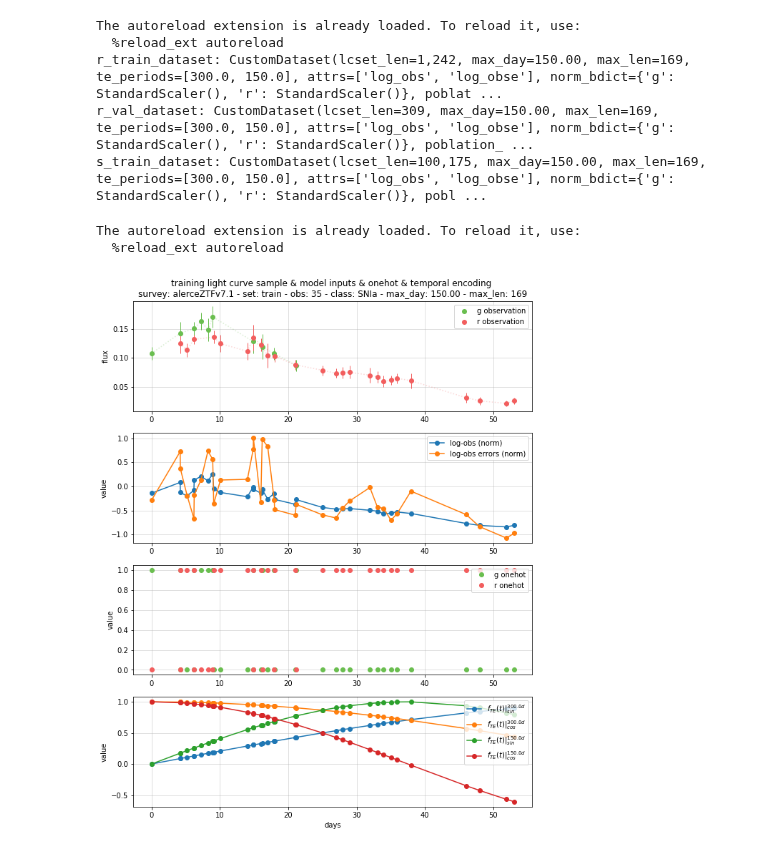
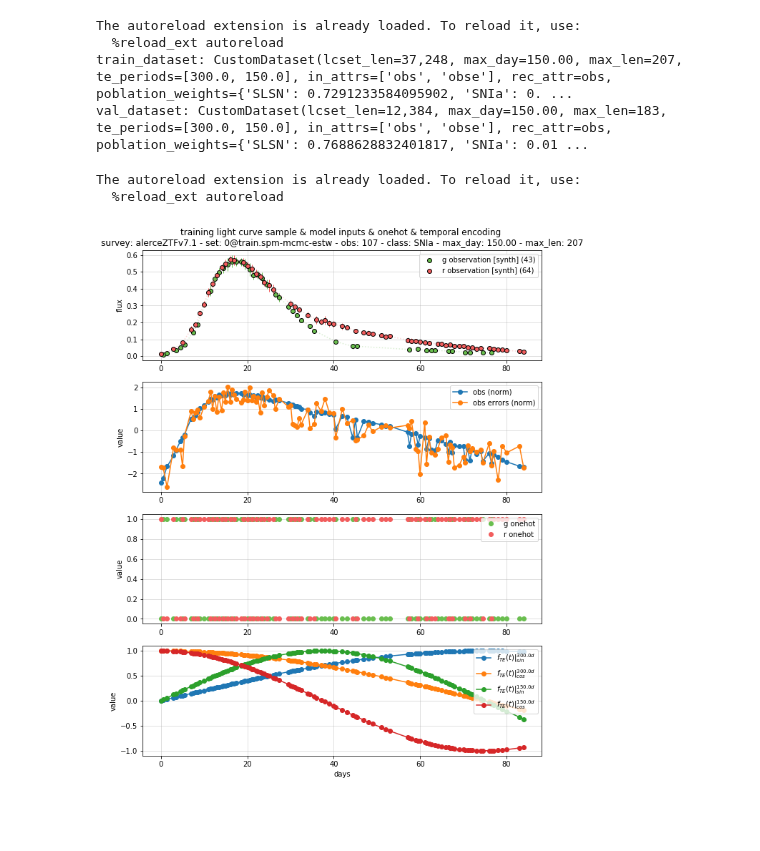
Before and after one commit to opimentel-github/astro-lightcurves-classifier, a Jupyter notebook: experiments/explore_dataloader.ipynb, the cells around one changed output. Saved outputs shown, nothing was run; the diff lists cells and outputs as text; code cells hidden in the pictures; blank space fills up the shorter version.

```diff
--- a/experiments/explore_dataloader.ipynb
+++ b/experiments/explore_dataloader.ipynb
@@ -75,16 +58,12 @@ LCDataset:
 %matplotlib inline
 from lchandler.plots.distrs import plot_values_distribution
 
-set_name = 'train'
-#set_name = 'synth_train'
+kf = 0
+set_name = f'{kf}@train'
 lcdataset[set_name].set_diff_parallel('days')
-lcdataset[set_name].set_log_parallel('obs')
-lcdataset[set_name].set_log_parallel('obse')
 plot_values_distribution(lcdataset, set_name, 'd_days')
 plot_values_distribution(lcdataset, set_name, 'obs')
 plot_values_distribution(lcdataset, set_name, 'obse')
-plot_values_distribution(lcdataset, set_name, 'log_obs')
-plot_values_distribution(lcdataset, set_name, 'log_obse')
 # %% [output]
 The autoreload extension is already loaded. To reload it, use:
   %reload_ext autoreload
@@ -99,27 +76,24 @@ The autoreload extension is already loaded. To reload it, use:
 from lcclassifier.datasets import CustomDataset
 
 dataset_kwargs = {
-    #'attrs':['days','obs', 'obse'],
-    'attrs':['log_obs', 'log_obse'],
-    #'attrs':['d_days','log_obs', 'log_obse'],
     'max_day':150.,
     #'te_features':0,
     'te_features':4,
 }
-r_train_dataset = CustomDataset(lcdataset, 'train', **dataset_kwargs)
-r_val_dataset = CustomDataset(lcdataset, 'val', **dataset_kwargs)
-r_train_dataset.transfer_to(r_val_dataset) # transfer information to val/test
-print('r_train_dataset:', r_train_dataset)
-print('r_val_dataset:', r_val_dataset)
-
-s_train_dataset = CustomDataset(lcdataset, 'train+val.mcmc', **dataset_kwargs)
-print('s_train_dataset:', s_train_dataset)
+#attrs':['days','obs', 'obse']
+in_attrs = ['obs', 'obse']
+#'attrs':['d_days','obs', 'obse']
+rec_attr = 'obs'
+train_dataset = CustomDataset(lcdataset, f'{kf}@train.{method}', in_attrs, rec_attr, **dataset_kwargs)
+val_dataset = CustomDataset(lcdataset, f'{kf}@val.{method}', in_attrs, rec_attr, **dataset_kwargs)
+train_dataset.transfer_metadata_to(val_dataset) # transfer metadata to val/test
+print('train_dataset:', train_dataset)
+print('val_dataset:', val_dataset)
 # %% [output]
 The autoreload extension is already loaded. To reload it, use:
   %reload_ext autoreload
-r_train_dataset: CustomDataset(lcset_len=1,242, max_day=150.00, max_len=169, te_periods=[300.0, 150.0], attrs=['log_obs', 'log_obse'], norm_bdict={'g': StandardScaler(), 'r': StandardScaler()}, poblat ...
-r_val_dataset: CustomDataset(lcset_len=309, max_day=150.00, max_len=169, te_periods=[300.0, 150.0], attrs=['log_obs', 'log_obse'], norm_bdict={'g': StandardScaler(), 'r': StandardScaler()}, poblation_ ...
-s_train_dataset: CustomDataset(lcset_len=100,175, max_day=150.00, max_len=169, te_periods=[300.0, 150.0], attrs=['log_obs', 'log_obse'], norm_bdict={'g': StandardScaler(), 'r': StandardScaler()}, pobl ...
+train_dataset: CustomDataset(lcset_len=37,248, max_day=150.00, max_len=207, te_periods=[300.0, 150.0], in_attrs=['obs', 'obse'], rec_attr=obs, poblation_weights={'SLSN': 0.7291233584095902, 'SNIa': 0. ...
+val_dataset: CustomDataset(lcset_len=12,384, max_day=150.00, max_len=183, te_periods=[300.0, 150.0], in_attrs=['obs', 'obse'], rec_attr=obs, poblation_weights={'SLSN': 0.7688628832401817, 'SNIa': 0.01 ...
 # %%
 %load_ext autoreload
 %autoreload 2
@@ -128,8 +102,7 @@ from lchandler.plots.lc import plot_lightcurve
 from lchandler import C_ as C_
 %matplotlib inline
 
-dataset = s_train_dataset
-dataset = r_train_dataset
+dataset = train_dataset
 lcobj_name = dataset.get_random_stratified_lcobj_names()[0]
 tdict, lcobj = dataset.get_item(lcobj_name, uses_len_clip=False, uses_daugm=False, return_lcobjs=True)
 model_input = tdict['input']
@@ -151,38 +124,38 @@ for kb,b in enumerate(lcobj.bands):
 
 ax = axs[1]
 days = model_input['time'][...,0]
-for ka,attr in enumerate(dataset.attrs):
-    ax.plot(days[:len_lcobj], model_input['x'][:len_lcobj,ka], '-o', label=f'{C_.SHORT_NAME_DICT[attr]} (norm)')
+for ka,in_attr in enumerate(dataset.in_attrs):
+    ax.plot(days[:len_lcobj], model_input['x'][:len_lcobj,ka], '-o', label=f'{C_.SHORT_NAME_DICT[in_attr]} (norm)')
 ax.set_ylabel('value')
 
 ax = axs[2]
 for kb,b in enumerate(lcobj.bands):
     ax.plot(days[:len_lcobj], model_input['onehot'][:len_lcobj,kb], 'o', c=C_.COLOR_DICT[b], label=f'{b} onehot')
 ax.set_ylabel('value')
 
 ax = axs[3]
 for kt in range(dataset.get_te_features_dims()):
     #label = '$TE^{('+str(kt)+')}$'+f' - {dataset.te_periods[kt//2]:.1f}[days]'
     te_text = 'sin' if kt%2==0 else 'cos'
     label = '$f_{TE}(t)|^{'+f'{dataset.te_periods[kt//2]:.1f}'+'d}_{'+te_text+'}$'
     ax.plot(days[:len_lcobj], model_input['te'][:len_lcobj,kt], '-o', label=label)
     if kt>4:
         break
 ax.set_ylabel('value')
 
 class_name = dataset.class_names[target['y']]
 title = f'training light curve sample & model inputs & onehot & temporal encoding \n'
-title += f'survey: {dataset.lcset.survey} - set: {dataset.set_name}'
+title += f'survey: {dataset.lcset.survey} - set: {dataset.lcset_name}'
 title += f' - obs: {len_lcobj} - class: {class_name} - max_day: {dataset.max_day:.2f} - max_len: {dataset.max_len}'
 #title += f' - training: {dataset.training}'
 for ax in axs:
     #ax.legend(prop={'size':14})
     ax.legend(loc='upper right')
     ax.grid(alpha=0.5)
 axs[0].set_title(title)
 axs[-1].set_xlabel('days')
 plt.show()
 # %% [output]
 The autoreload extension is already loaded. To reload it, use:
   %reload_ext autoreload
-[figure, old version]
+[figure, new version]
```
Also changed, not shown: parts of 6 cells of this notebook, 29 other files.
